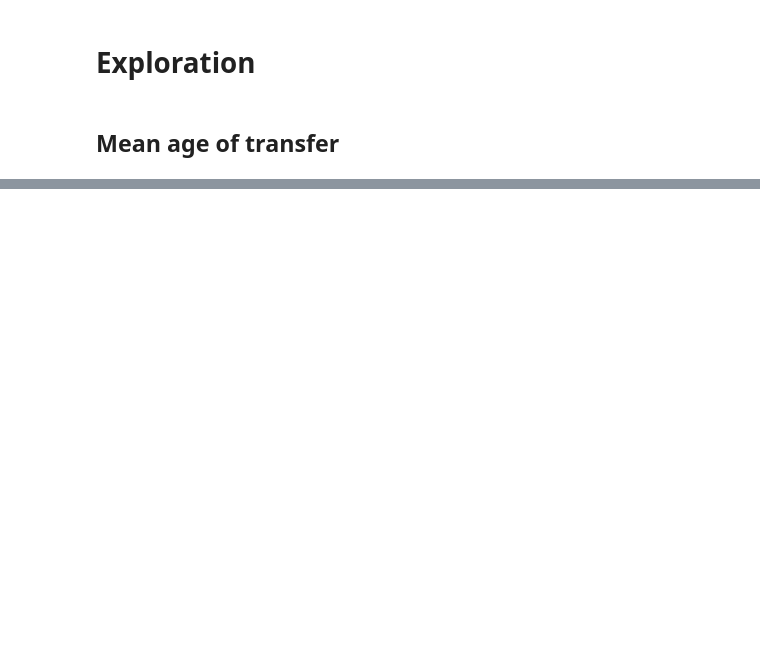
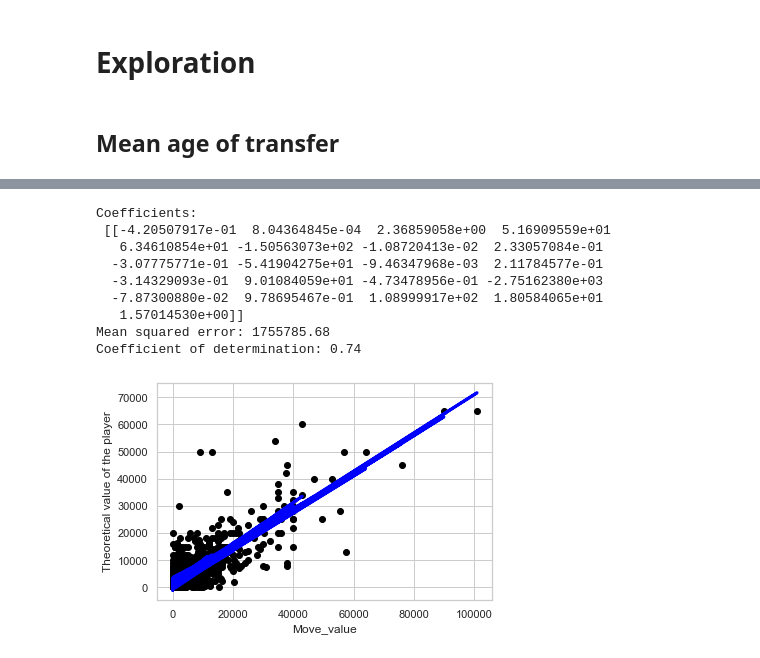
Before and after one commit to LeonardoGracioS/football_stats, a Jupyter notebook: exploratory_work.ipynb, the cells around one changed output, grey strips where cells are left out. Saved outputs shown, nothing was run; the diff lists cells and outputs as text; code cells hidden in the pictures; blank space fills up the shorter version.

```diff
--- a/exploratory_work.ipynb
+++ b/exploratory_work.ipynb
@@ -38,0 +112,4 @@ No handles with labels found to put in legend.
+# %%
+le = LabelEncoder()
+X[categorical_cols] = X[categorical_cols].apply(lambda col: le.fit_transform(col))
+X[categorical_cols].head(10)
@@ -38,0 +128,41 @@ No handles with labels found to put in legend.
+# %%
+x_train, x_test = train_test_split(X, test_size=0.2,random_state=42)
+y_train, y_test = train_test_split(Y, test_size=0.2,random_state=42)
+# %%
+
+regr = linear_model.LinearRegression()
+
+
+# fit the model
+regr.fit(np.array(x_train), np.array(y_train))
+
+y_pred = regr.predict(np.array(x_test))
+
+# The coefficients
+print('Coefficients: \n', regr.coef_)
+# The mean squared error
+print('Mean squared error: %.2f'
+      % mean_squared_error(np.array(y_test.values), y_pred))
+# The coefficient of determination: 1 is perfect prediction
+print('Coefficient of determination: %.2f'
+      % r2_score(np.array(y_test), y_pred))
+
+# Plot outputs
+plt.scatter(x_test.move_value.values, y_test.values,  color='black')
+plt.plot(x_test.move_value.values, y_pred, color='blue', linewidth=3)
+plt.xlabel('Move_value')
+plt.ylabel('Theoretical value of the player')
+
+
+plt.show()
+# %% [output]
+Coefficients:
+ [[-4.20507917e-01  8.04364845e-04  2.36859058e+00  5.16909559e+01
+   6.34610854e+01 -1.50563073e+02 -1.08720413e-02  2.33057084e-01
+  -3.07775771e-01 -5.41904275e+01 -9.46347968e-03  2.11784577e-01
+  -3.14329093e-01  9.01084059e+01 -4.73478956e-01 -2.75162380e+03
+  -7.87300880e-02  9.78695467e-01  1.08999917e+02  1.80584065e+01
+   1.57014530e+00]]
+Mean squared error: 1755785.68
+Coefficient of determination: 0.74
+[figure, added]
```
Also changed, not shown: parts of 17 cells of this notebook, 1 other file.
